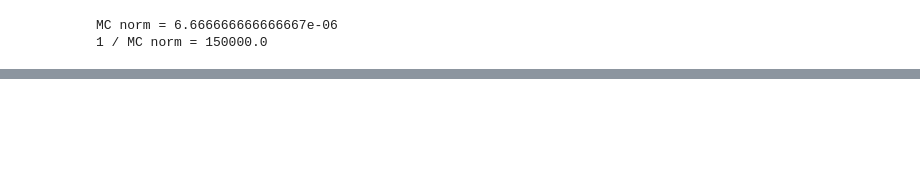
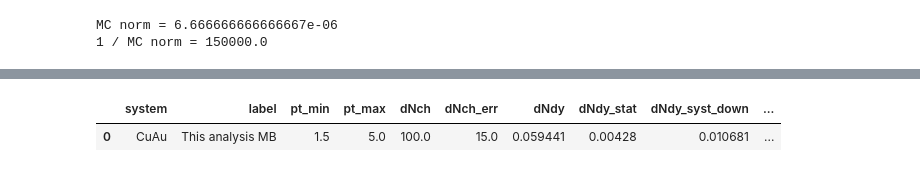
Before and after one commit to mcyoren/DirectPhotonsCuAu, a Jupyter notebook: sim/spectrum_pi0_to_gamma_fixed.ipynb, the cells around one changed output, grey strips where cells are left out. Cells and saved outputs as stored; diff of their text form; code cells hidden in the pictures; blank space fills up the shorter version.

```diff
--- a/sim/spectrum_pi0_to_gamma_fixed.ipynb
+++ b/sim/spectrum_pi0_to_gamma_fixed.ipynb
@@ -811,0 +872,31 @@ c_dndy_vs_dNch.Draw()
+# %%
+res_dndy_15_5 = integrate_dndy_from_invariant_yield(
+    df_direct_gamma,
+    pt_min=1.5,
+    pt_max=5.0
+)
+
+df_mb_integrated_15_5 = pd.DataFrame([{
+    "system": "CuAu",
+    "label": "This analysis MB",
+    "pt_min": 1.5,
+    "pt_max": 5.0,
+
+    "dNch": dNch_mb,
+    "dNch_err": dNch_mb_err,
+
+    "dNdy": res_dndy_15_5["dNdy"],
+    "dNdy_stat": res_dndy_15_5["stat"],
+    "dNdy_syst_down": res_dndy_15_5["syst_down"],
+    "dNdy_syst_up": res_dndy_15_5["syst_up"],
+}])
+
+df_mb_integrated_15_5.to_csv(
+    "output/final_integrated/cuau_mb_direct_gamma_dndy_15_5.csv",
+    index=False
+)
+
+df_mb_integrated_15_5
+# %% [output]
+|  | system | label | pt_min | pt_max | dNch | dNch_err | dNdy | dNdy_stat | dNdy_syst_down | ... |
+| 0 | CuAu | This analysis MB | 1.5 | 5.0 | 100.0 | 15.0 | 0.059441 | 0.00428 | 0.010681 | ... |
```
Also changed, not shown: parts of 15 cells of this notebook, 5 other files.
